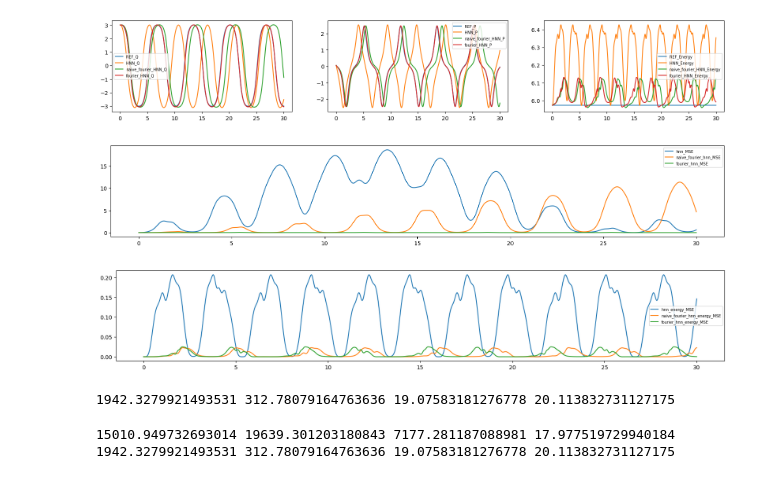
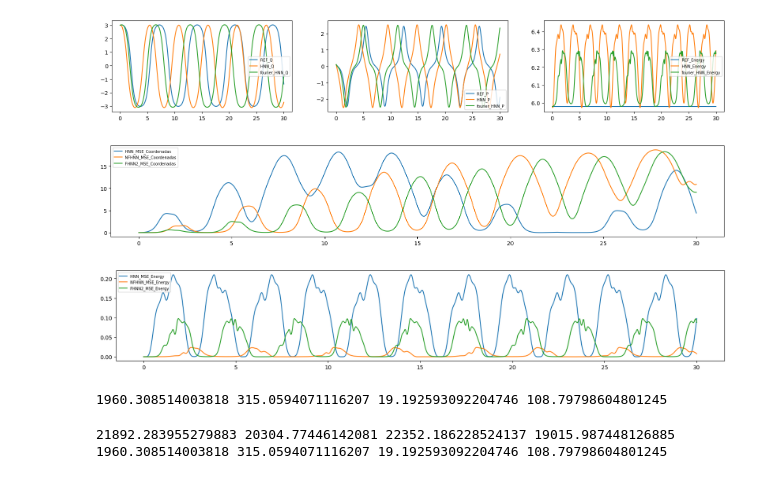
Before and after one commit to luis-messias/fourier-HNN, a Jupyter notebook: experimentPendulum/evaluate.ipynb, the cells around one changed output. Saved outputs shown, nothing was run; the diff lists cells and outputs as text; code cells hidden in the pictures.

```diff
--- a/experimentPendulum/evaluate.ipynb
+++ b/experimentPendulum/evaluate.ipynb
@@ -2,7 +2,7 @@
 !export PYTHONPATH=/home/luism/Workspace/fourier-HNN/
 # %%
 import torch
-from experimentPendulum.trainFourierHNN import FourierHNN, MLP
+from experimentPendulum.trainFourierHNN2 import FourierHNN2, MLP
 from experimentPendulum.trainNaiveFourierHNN import NaiveFourierHNN, MLP
 from experimentPendulum.trainHNN import HNN, MLP
 from experimentPendulum.trainMLP import MLP
@@ -18,19 +18,19 @@ if torch.cuda.is_available():
 else:
     device = 'cpu'
 
-def getFourierHNNFromFile():
+def getFourierHNN2FromFile():
     scriptPath = os.path.abspath('experimentPendulum')
     dataSetFolder = os.path.join(scriptPath, "Models")
 
-    b_type = "Basic" # Basic Gaussian Positional
+    b_type = "Positional" # Basic Gaussian Positional
     if b_type == "Basic":
-        B_Fourier = torch.eye(2)
+        B_Fourier = torch.eye(1)
     elif b_type == "Gaussian_10_1_":# Gaussian Fourier
         basicGaussianScale = 1
         B_out_dim = 10
-        B_Fourier = torch.randn(2, B_out_dim) * basicGaussianScale
+        B_Fourier = torch.randn(1, B_out_dim) * basicGaussianScale
     elif b_type == "Positional":
-        B_Fourier = torch.cat([torch.eye(2), 2*torch.eye(2), 3*torch.eye(2)], dim=1)
+        B_Fourier = torch.cat([torch.eye(1), 2*torch.eye(1), 3*torch.eye(1)], dim=1)
 
     forward_inputs = False
     learn_B = False
@@ -39,10 +39,10 @@ def getFourierHNNFromFile():
     forwardString = "ForwardInputs" if forward_inputs else "DontForwardInputs"
     label=f"{b_type}_{learnString}_{forwardString}"
 
-    label = f'-FourierHNN-{label}'
+    label = f'-FourierHNN2-{label}'
     path = '{}/{}{}.tar'.format(dataSetFolder, "pendulum", label)
 
-    fourierHNN = FourierHNN(2, 200, B_Fourier, learn_B, forward_inputs)
+    fourierHNN = FourierHNN2(2, 200, B_Fourier, learn_B, forward_inputs)
     fourierHNN.load_state_dict(torch.load(path, weights_only=True, map_location=torch.device(device)))
     fourierHNN.eval()
     return fourierHNN
@@ -97,9 +97,7 @@ y0 = y0 / np.sqrt((y0**2).sum()) * radius
 
 t_span = [0,30]
 timescale = 100
-# y0 = np.array([3,0.5])
-# y0 = np.array([2,0])
-y0 = np.array([3,0.05])
+y0 = np.array([3,0.1])
 
 q, dq, d2q, p, dp, t_eval = get_trajectory(hamiltonian, t_span=t_span, timescale=timescale, y0=y0, noise_std=0)
 
@@ -139,7 +137,7 @@ naive_fourier_hnn_q, naive_fourier_hnn_p = np.split(naive_fourier_hnn_y,2)
 naive_fourier_hnn_energy = hamiltonian_fn(np.concatenate([naive_fourier_hnn_q, naive_fourier_hnn_p]))
 # %%
 # Get Fourier trajectory
-fourierHNN = getFourierHNNFromFile()
+fourierHNN = getFourierHNN2FromFile()
 def dynamics_fn(t, coords):
     y = torch.tensor([[coords[0], coords[1]]], dtype=torch.float32, requires_grad=True)
     dy = fourierHNN.time_derivative(y).detach()
@@ -154,7 +152,7 @@ plt.subplot(1,3,1)
 plt.plot(t, q[0], label=f'REF_Q')
 # plt.plot(t, mlp_q[0], label=f'MLP_Q')
 plt.plot(t, hnn_q[0], label=f'HNN_Q')
-plt.plot(t, naive_fourier_hnn_q[0], label=f'naive_fourier_HNN_Q')
+# plt.plot(t, naive_fourier_hnn_q[0], label=f'naive_fourier_HNN_Q')
 plt.plot(t, fourier_hnn_q[0], label=f'fourier_HNN_Q')
 plt.legend(fontsize=7)
 
@@ -162,7 +160,7 @@ plt.subplot(1,3,2)
 plt.plot(t, p[0], label=f'REF_P')
 # plt.plot(t, mlp_p[0], label=f'MLP_P')
 plt.plot(t, hnn_p[0], label=f'HNN_P')
-plt.plot(t, naive_fourier_hnn_p[0], label=f'naive_fourier_HNN_P')
+# plt.plot(t, naive_fourier_hnn_p[0], label=f'naive_fourier_HNN_P')
 plt.plot(t, fourier_hnn_p[0], label=f'fourier_HNN_P')
 plt.legend(fontsize=7)
 
@@ -170,30 +168,30 @@ plt.subplot(1,3,3)
 plt.plot(t, energy[0], label=f'REF_Energy')
 # plt.plot(t, mlp_energy[0], label=f'MLP_Energy')
 plt.plot(t, hnn_energy[0], label=f'HNN_Energy')
-plt.plot(t, naive_fourier_hnn_energy[0], label=f'naive_fourier_HNN_Energy')
+# plt.plot(t, naive_fourier_hnn_energy[0], label=f'naive_fourier_HNN_Energy')
 plt.plot(t, fourier_hnn_energy[0], label=f'fourier_HNN_Energy')
 
 plt.legend(fontsize=7)
 plt.show()
 # %% [output]
-[figure, old version]
+[figure, new version]
 # %%
 # MSE
 mlp_MSE = 0.5 * ((mlp_q - q)**2 + (mlp_p - p)**2)
 hnn_MSE = 0.5 * ((hnn_q - q)**2 + (hnn_p - p)**2)
 naive_fourier_hnn_MSE = 0.5 * ((naive_fourier_hnn_q - q)**2 + (naive_fourier_hnn_p - p)**2)
 fourier_hnn_MSE = 0.5 * ((fourier_hnn_q - q)**2 + (fourier_hnn_p - p)**2)
 
 plt.subplot(1,1,1)
 # plt.plot(t, mlp_MSE[0], label=f'mlp_MSE')
-plt.plot(t, hnn_MSE[0], label=f'hnn_MSE')
-plt.plot(t, naive_fourier_hnn_MSE[0], label=f'naive_fourier_hnn_MSE')
-plt.plot(t, fourier_hnn_MSE[0], label=f'fourier_hnn_MSE')
+plt.plot(t, hnn_MSE[0], label=f'HNN_MSE_Coordenadas')
+plt.plot(t, naive_fourier_hnn_MSE[0], label=f'NFHNN_MSE_Coordenadas')
+plt.plot(t, fourier_hnn_MSE[0], label=f'FHNN2_MSE_Coordenadas')
 
 plt.legend(fontsize=7)
 plt.show()
 # %% [output]
-[figure, old version]
+[figure, new version]
 # %%
 # Energy
 mlp_energy_MSE = (mlp_energy - energy)**2
@@ -203,19 +201,19 @@ fourier_hnn_energy_MSE = (fourier_hnn_energy - energy)**2
 
 plt.subplot(1,1,1)
 # plt.plot(t, mlp_energy_MSE[0], label=f'mlp_energy_MSE')
-plt.plot(t, hnn_energy_MSE[0], label=f'hnn_energy_MSE')
-plt.plot(t, naive_fourier_hnn_energy_MSE[0], label=f'naive_fourier_hnn_energy_MSE')
-plt.plot(t, fourier_hnn_energy_MSE[0], label=f'fourier_hnn_energy_MSE')
+plt.plot(t, hnn_energy_MSE[0], label=f'HNN_MSE_Energy')
+plt.plot(t, naive_fourier_hnn_energy_MSE[0], label=f'NFHNN_MSE_Energy')
+plt.plot(t, fourier_hnn_energy_MSE[0], label=f'FHNN2_MSE_Energy')
 
 plt.legend(fontsize=7)
 plt.show()
 print(np.sum(mlp_energy_MSE), np.sum(hnn_energy_MSE), np.sum(naive_fourier_hnn_energy_MSE),np.sum(fourier_hnn_energy_MSE))
 # %% [output]
-[figure, old version]
+[figure, new version]
-1942.3279921493531 312.78079164763636 19.07583181276778 20.113832731127175
+1960.308514003818 315.0594071116207 19.192593092204746 108.79798604801245
 # %%
 print(np.sum(mlp_MSE), np.sum(hnn_MSE),np.sum(naive_fourier_hnn_MSE),np.sum(fourier_hnn_MSE))
 print(np.sum(mlp_energy_MSE), np.sum(hnn_energy_MSE),np.sum(naive_fourier_hnn_energy_MSE),np.sum(fourier_hnn_energy_MSE))
 # %% [output]
-15010.949732693014 19639.301203180843 7177.281187088981 17.977519729940184
-1942.3279921493531 312.78079164763636 19.07583181276778 20.113832731127175
+21892.283955279883 20304.77446142081 22352.186228524137 19015.987448126885
+1960.308514003818 315.0594071116207 19.192593092204746 108.79798604801245
```
Also changed, not shown: 9 other files.
